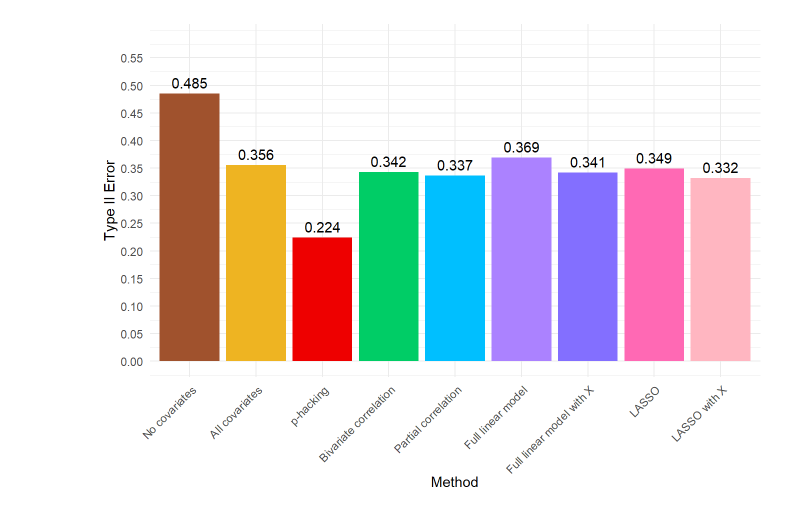
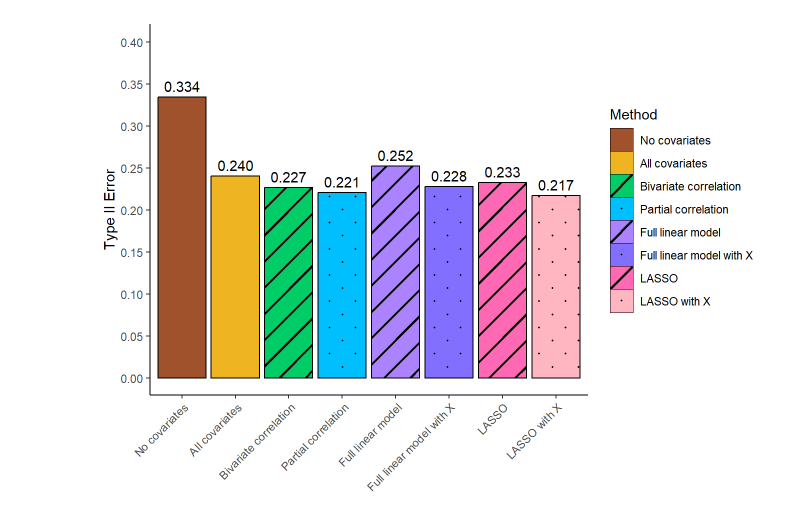
Before and after one commit to jjcurtin/study_cov, a Jupyter notebook: _manuscript/notebooks/mak_figures.embed.ipynb, the cells around one changed output. Cells and saved outputs as stored; diff of their text form; code cells hidden in the pictures.

```diff
--- a/_manuscript/notebooks/mak_figures.embed.ipynb
+++ b/_manuscript/notebooks/mak_figures.embed.ipynb
@@ -208,24 +233,34 @@ Warning: Removed 798111 rows containing non-finite outside the scale range
 # %%
-#| label: fig-typeII-bar-03
-#| fig-cap: "Type II Error by Method, b_x=0.3"
+#| label: fig-bar-2
+#| fig-cap: "Type II Error by Method. Average type II error rate across all research settings is displayed for each method separately by color. Patterns indicate type of covariate selection: no selection (solid), selection without controlling for X (striped), selection controlling for X (dotted)."
 
-type_II_summary_03 <- d_03 |>
-  filter(method != "p_hacked") |>
+d_all <- d_03 |>
+  bind_rows(d_05) |>
+  filter(method != "p-hacking")
+
+type_II_summary <- d_all |>
   group_by(method) |>
   summarise(type_II = mean(p_value >= 0.05))
 
-type_II_summary_03 |>
-ggplot(aes(x = method, y = type_II, fill = method)) +
-  geom_bar(stat = "identity") +
+type_II_summary |>
+  ggplot(aes(x = method, y = type_II, fill = method, pattern = method)) +
+  geom_bar_pattern(
+    stat = "identity",
+    pattern_fill = "black",
+    pattern_angle = 45,
+    pattern_density = 0.1,
+    pattern_size = .1,
+    pattern_spacing = 0.05,
+    color = "black") +
   geom_text(aes(label = sprintf("%.3f", type_II)), vjust = -0.5) +
-  labs(x = "Method",
+  labs(x = NULL,
        y = "Type II Error",
-       fill = "Method") +
-  scale_y_continuous(limits = c(0, max(type_II_summary_03$type_II) * 1.2),
-                     breaks = seq(0, max(type_II_summary_03$type_II) * 1.2, by = 0.05)) +
-  theme_minimal() +
-  theme(legend.position = "none",
-        axis.text.x = element_text(angle = 45, hjust = 1)) +
-  scale_fill_manual(values = method_colors)
+       fill = "Method",
+       pattern = "Method") +
+  scale_y_continuous(limits = c(0, max(type_II_summary$type_II) * 1.2),
+                     breaks = seq(0, max(type_II_summary$type_II) * 1.2, by = 0.05)) +
+  scale_pattern_manual(values = method_patterns) +
+  scale_fill_manual(values = method_colors) +
+  theme(axis.text.x = element_text(angle = 45, hjust = 1))
 # %% [output]
-[figure, old version]
+[figure, new version]
```
Also changed, not shown: parts of 26 cells of this notebook, 51 other files.
